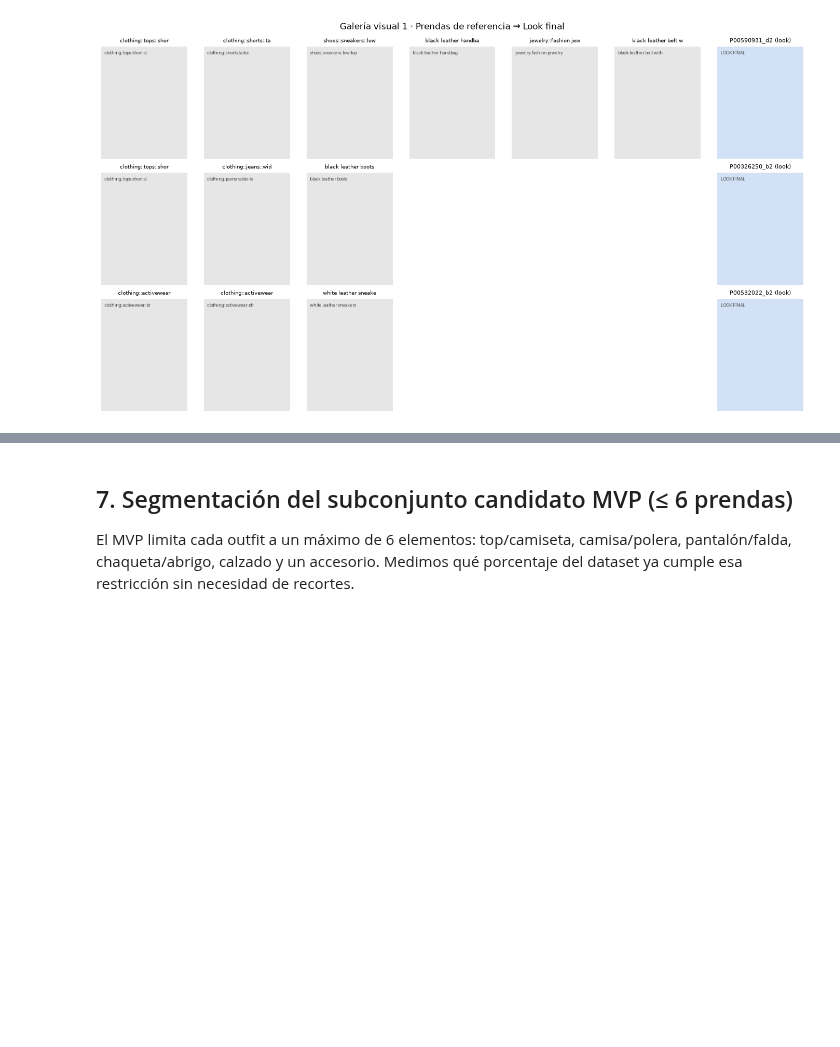
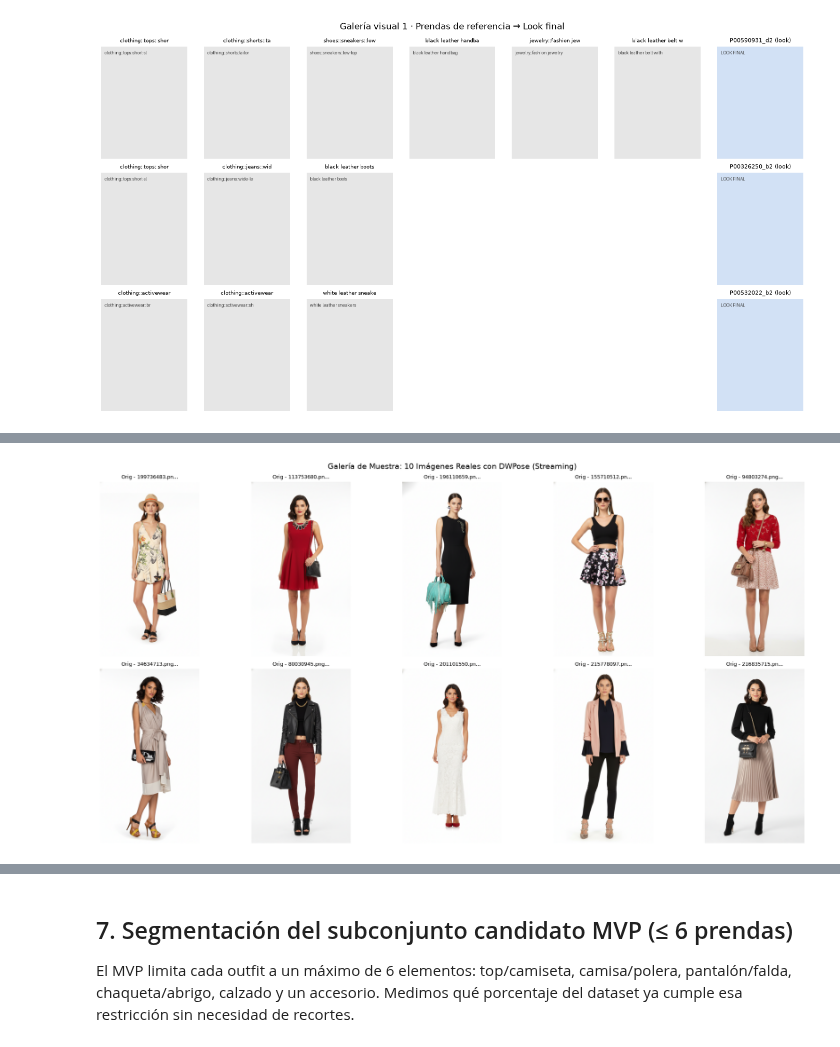
Before and after one commit to ManuelMendoza0206/MACHINE-BULLS, a Jupyter notebook: 01_baseline_stylesync_garments2look.ipynb, the cells around one changed output, grey strips where cells are left out. Drawn from its saved outputs; the diff is of its cells as text; code cells hidden in the pictures; blank space fills up the shorter version.

```diff
--- a/01_baseline_stylesync_garments2look.ipynb
+++ b/01_baseline_stylesync_garments2look.ipynb
@@ -550,3 +545,84 @@ plt.tight_layout()
 plt.show()
 # %% [output]
 [figure]
+# %%
+import requests
+import tarfile
+from PIL import Image
+import numpy as np
+import matplotlib.pyplot as plt
+import pandas as pd
+
+def extraer_n_imagenes_streaming(repo_id, filename, n_images=10):
+    """
+    Se conecta al archivo .tar.gz en Hugging Face y extrae N imágenes al vuelo
+    sin descargar el archivo completo a disco ni a memoria.
+    """
+    url = f"https://huggingface.co/datasets/{repo_id}/resolve/main/{filename}"
+    print(f"Conectando al stream de: {url}")
+
+    # stream=True descarga únicamente los bytes necesarios a medida que leemos el stream
+    response = requests.get(url, stream=True)
+    response.raise_for_status()
+
+    imagenes = []
+    # "r|*" le indica a tarfile que lea de un stream secuencial
+    with tarfile.open(fileobj=response.raw, mode="r|*") as tar:
+        for member in tar:
+            if member.isreg() and member.name.lower().endswith(('.png', '.jpg', '.jpeg')):
+                f = tar.extractfile(member)
+                if f is not None:
+                    img = Image.open(f).convert("RGB")
+                    img.thumbnail((768, 1024))
+                    imagenes.append((member.name, img))
+                    print(f"✅ Extraída ({len(imagenes)}/{n_images}): {member.name.split('/')[-1]}")
+
+                    if len(imagenes) >= n_images:
+                        break
+    return imagenes
+
+# 1. Configurar la ruta exacta dentro del repositorio
+REPO_ID = "ArtmeScienceLab/Garments2Look"
+TAR_FILENAME = "polyvore/looks-resized.tar.gz"  # Ruta corregida con subcarpeta
+
+print("Iniciando extracción por streaming...")
+try:
+    imagenes_muestra = extraer_n_imagenes_streaming(REPO_ID, TAR_FILENAME, n_images=10)
+except Exception as e:
+    print(f"⚠️ Error en el streaming: {e}")
+    imagenes_muestra = []
+
+# 2. Extraer keypoints y visualizar
+if imagenes_muestra:
+    fig, axes = plt.subplots(2, 5, figsize=(20, 10))
+    axes = axes.flatten()
+
+    for i, (nombre_archivo, img) in enumerate(imagenes_muestra):
+        ax = axes[i]
+
+        if 'dwpose_disponible' in globals() and dwpose_disponible:
+            img_procesada = dwpose(img)
+            ax.imshow(img_procesada)
+            ax.set_title(f"Pose (18 pts) - {nombre_archivo.split('/')[-1][:12]}...", fontsize=9)
+        else:
+            ax.imshow(img)
+            ax.set_title(f"Orig - {nombre_archivo.split('/')[-1][:12]}...", fontsize=9)
+
+        ax.axis('off')
+
+    plt.suptitle("Galería de Muestra: 10 Imágenes Reales con DWPose (Streaming)", fontsize=14)
+    plt.tight_layout()
+    plt.show()
+
+    # 3. Construir el DataFrame con métricas reales para sustituir los datos sintéticos
+    img_dims = pd.DataFrame([
+        {"width": img.width, "height": img.height}
+        for _, img in imagenes_muestra
+    ])
+    img_dims["aspect_ratio"] = img_dims["width"] / img_dims["height"]
+    print("\nDimensión descriptiva de la muestra real:")
+    display(img_dims.describe())
+
+else:
+    print("No se pudieron extraer imágenes. Revisa que el token o los permisos del repo sean válidos.")
+# %% [output]
@@ -552,0 +641 @@ plt.show()
+[figure, added]
```
Also changed, not shown: parts of 11 cells of this notebook, 3 other files.
